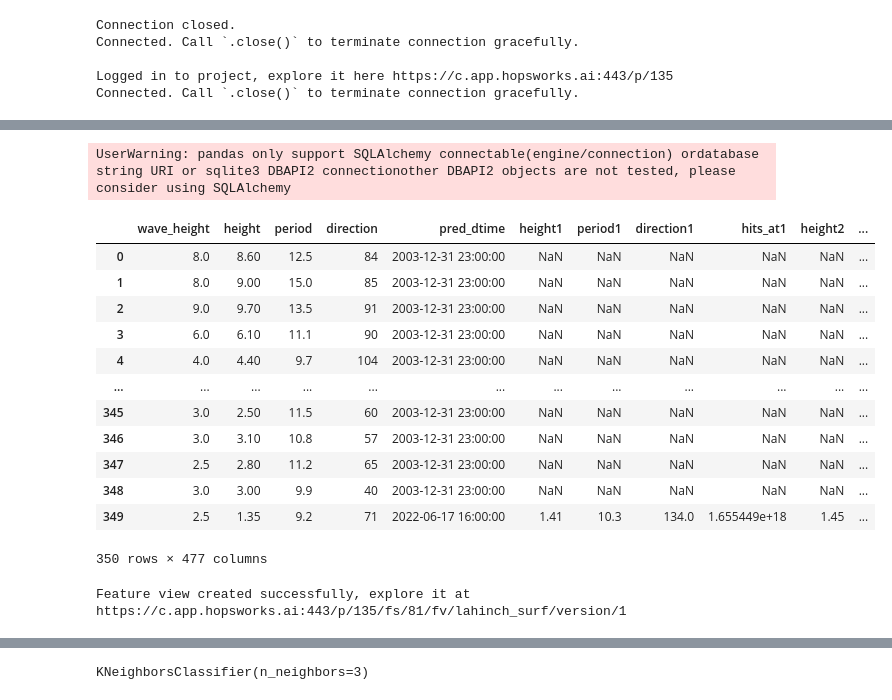
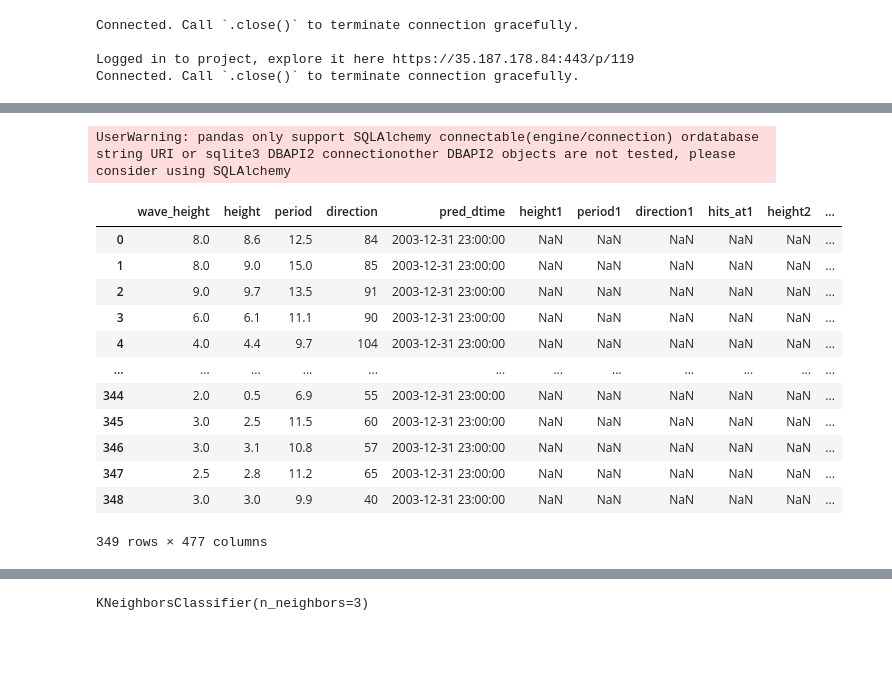
Before and after one commit to jimdowling/cjsurf, a Jupyter notebook: training-pipeline.ipynb, the cells around one changed output, grey strips where cells are left out. Saved outputs shown, nothing was run; the diff lists cells and outputs as text; code cells hidden in the pictures; blank space fills up the shorter version.

```diff
--- a/training-pipeline.ipynb
+++ b/training-pipeline.ipynb
@@ -5,12 +5,3 @@ import hsfs
 import numpy as np
 import joblib
 import os
-
-project = hopsworks.login()
-fs = project.get_feature_store()
-# %% [output]
-Connection closed.
-Connected. Call `.close()` to terminate connection gracefully.
-
-Logged in to project, explore it here https://c.app.hopsworks.ai:443/p/135
-Connected. Call `.close()` to terminate connection gracefully.
@@ -17,3 +16,11 @@ Connected. Call `.close()` to terminate connection gracefully.
+# %%
+project = hopsworks.login()
+fs = project.get_feature_store()
+# %% [output]
+Connected. Call `.close()` to terminate connection gracefully.
+
+Logged in to project, explore it here https://35.187.178.84:443/p/119
+Connected. Call `.close()` to terminate connection gracefully.
 # %%
 hours=119
 
@@ -29,8 +36,8 @@ for i in range(1,hours):
     transformation_functions["period" + str(i)]=standard_scaler
     transformation_functions["direction" + str(i)]=standard_scaler
 # %%
-lahinch_fg = fs.get_feature_group("lahinch", version=1)
-swells_fg = fs.get_feature_group("swells_exploded", version=4)
+lahinch_fg = fs.get_feature_group("lahinch", version=2)
+swells_fg = fs.get_feature_group("swells_exploded", version=5)
 query = lahinch_fg.select(['wave_height']).join(
     swells_fg.select_except(['beach_id']))
 df = query.read()
@@ -44,19 +51,19 @@ INNER JOIN `cjsurf_featurestore`.`swells_exploded_4` `fg0` ON `fg1`.`beach_id` =
 WHERE `pit_rank_hopsworks` = 1) (SELECT `right_fg0`.`wave_height` `wave_height`, `right_fg0`.`height` `height`, `right_fg0`.`period` `period`, `right_fg0`.`direction` `direction`, `right_fg0`.`pred_dt ...
 FROM right_fg0)
 UserWarning: pandas only support SQLAlchemy connectable(engine/connection) ordatabase string URI or sqlite3 DBAPI2 connectionother DBAPI2 objects are not tested, please consider using SQLAlchemy
 |  | wave_height | height | period | direction | pred_dtime | height1 | period1 | direction1 | hits_at1 | height2 | ... |
-| 0 | 8.0 | 8.60 | 12.5 | 84 | 2003-12-31 23:00:00 | NaN | NaN | NaN | NaN | NaN | ... |
-| 1 | 8.0 | 9.00 | 15.0 | 85 | 2003-12-31 23:00:00 | NaN | NaN | NaN | NaN | NaN | ... |
-| 2 | 9.0 | 9.70 | 13.5 | 91 | 2003-12-31 23:00:00 | NaN | NaN | NaN | NaN | NaN | ... |
-| 3 | 6.0 | 6.10 | 11.1 | 90 | 2003-12-31 23:00:00 | NaN | NaN | NaN | NaN | NaN | ... |
-| 4 | 4.0 | 4.40 | 9.7 | 104 | 2003-12-31 23:00:00 | NaN | NaN | NaN | NaN | NaN | ... |
+| 0 | 8.0 | 8.6 | 12.5 | 84 | 2003-12-31 23:00:00 | NaN | NaN | NaN | NaN | NaN | ... |
+| 1 | 8.0 | 9.0 | 15.0 | 85 | 2003-12-31 23:00:00 | NaN | NaN | NaN | NaN | NaN | ... |
+| 2 | 9.0 | 9.7 | 13.5 | 91 | 2003-12-31 23:00:00 | NaN | NaN | NaN | NaN | NaN | ... |
+| 3 | 6.0 | 6.1 | 11.1 | 90 | 2003-12-31 23:00:00 | NaN | NaN | NaN | NaN | NaN | ... |
+| 4 | 4.0 | 4.4 | 9.7 | 104 | 2003-12-31 23:00:00 | NaN | NaN | NaN | NaN | NaN | ... |
 | ... | ... | ... | ... | ... | ... | ... | ... | ... | ... | ... | ... |
-| 345 | 3.0 | 2.50 | 11.5 | 60 | 2003-12-31 23:00:00 | NaN | NaN | NaN | NaN | NaN | ... |
-| 346 | 3.0 | 3.10 | 10.8 | 57 | 2003-12-31 23:00:00 | NaN | NaN | NaN | NaN | NaN | ... |
-| 347 | 2.5 | 2.80 | 11.2 | 65 | 2003-12-31 23:00:00 | NaN | NaN | NaN | NaN | NaN | ... |
-| 348 | 3.0 | 3.00 | 9.9 | 40 | 2003-12-31 23:00:00 | NaN | NaN | NaN | NaN | NaN | ... |
-| 349 | 2.5 | 1.35 | 9.2 | 71 | 2022-06-17 16:00:00 | 1.41 | 10.3 | 134.0 | 1.655449e+18 | 1.45 | ... |
+| 344 | 2.0 | 0.5 | 6.9 | 55 | 2003-12-31 23:00:00 | NaN | NaN | NaN | NaN | NaN | ... |
+| 345 | 3.0 | 2.5 | 11.5 | 60 | 2003-12-31 23:00:00 | NaN | NaN | NaN | NaN | NaN | ... |
+| 346 | 3.0 | 3.1 | 10.8 | 57 | 2003-12-31 23:00:00 | NaN | NaN | NaN | NaN | NaN | ... |
+| 347 | 2.5 | 2.8 | 11.2 | 65 | 2003-12-31 23:00:00 | NaN | NaN | NaN | NaN | NaN | ... |
+| 348 | 3.0 | 3.0 | 9.9 | 40 | 2003-12-31 23:00:00 | NaN | NaN | NaN | NaN | NaN | ... |
-350 rows × 477 columns
+349 rows × 477 columns
 # %%
 version=1
 try:
@@ -67,8 +74,5 @@ except:
                             version=version,
                             labels=["wave_height"],
                             query=query)
-# %% [output]
-Feature view created successfully, explore it at
-https://c.app.hopsworks.ai:443/p/135/fs/81/fv/lahinch_surf/version/1
 # %%
 X_train,y_train,X_test,y_test = fv.train_test_split(0.1)
```
Also changed, not shown: parts of 9 cells of this notebook, 3 other files.
